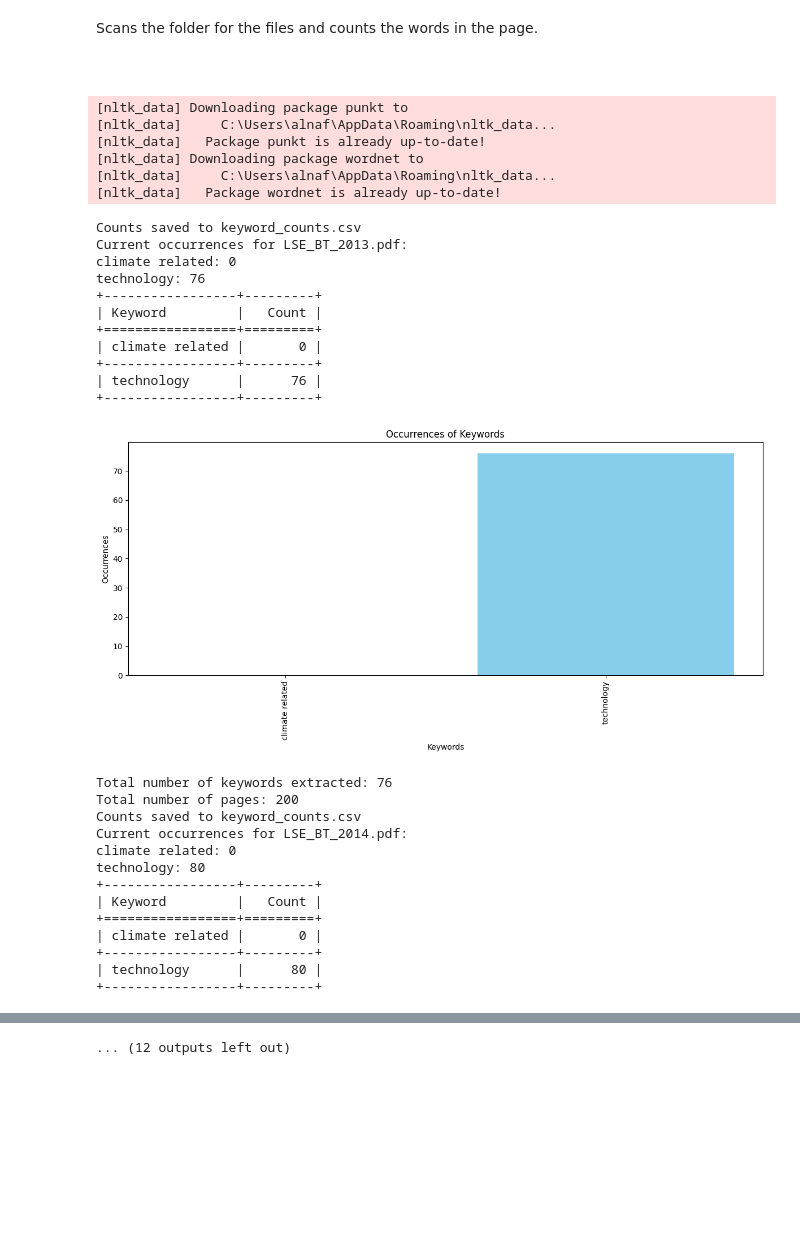
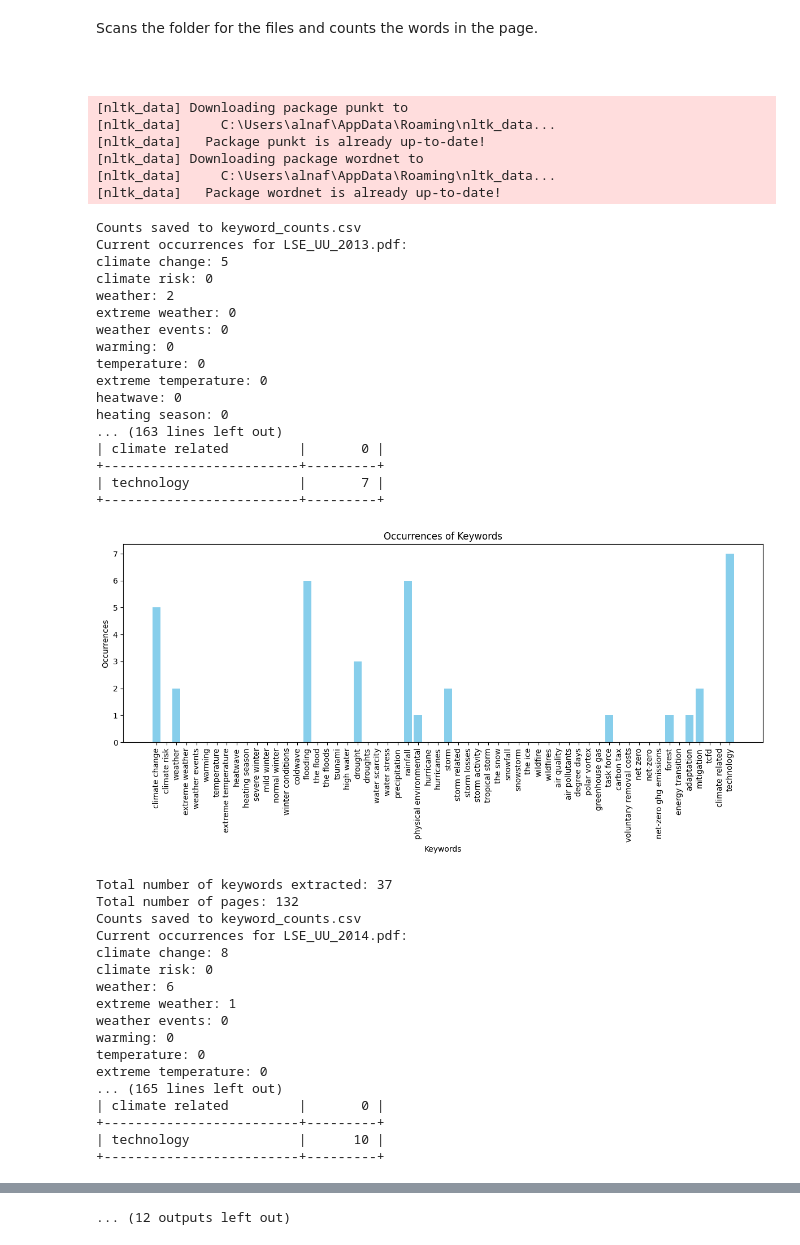
Before and after one commit to AlnafisVSCode/LSBU_Projects, a Jupyter notebook: collabExtract.ipynb, the cells around one changed output, grey strips where cells are left out. Cells and saved outputs as stored; diff of their text form; code cells hidden in the pictures; blank space fills up the shorter version.

```diff
--- a/collabExtract.ipynb
+++ b/collabExtract.ipynb
@@ -777,55 +777,65 @@ def process_pdf_folder(folder_path):
                 print(result)  # Print error messages directly
                 continue
 
             current_run_counts, total_keyword_count, total_pages = result
 
             pdf_name = os.path.basename(file_path)
 
             save_counts_to_csv(pdf_name, current_run_counts, total_keyword_count, total_pages, csv_file_path)
 
             print("Current occurrences for {}: ".format(pdf_name))
             for word, count in current_run_counts.items():
                 print(f"{word}: {count}")
 
             print_table_format(current_run_counts)
 
             plot_bar_chart(current_run_counts)
 
             print(f"Total number of keywords extracted: {total_keyword_count}")
             print(f"Total number of pages: {total_pages}")
 
 # Run the function with the specified folder path
-folder_path = 'Reports\Group plc'
+folder_path = 'Reports/United Utilities'
 process_pdf_folder(folder_path)
 # %% [output]
 [nltk_data] Downloading package punkt to
 [nltk_data]     C:\Users\alnaf\AppData\Roaming\nltk_data...
 [nltk_data]   Package punkt is already up-to-date!
 [nltk_data] Downloading package wordnet to
 [nltk_data]     C:\Users\alnaf\AppData\Roaming\nltk_data...
 [nltk_data]   Package wordnet is already up-to-date!
 Counts saved to keyword_counts.csv
-Current occurrences for LSE_BT_2013.pdf:
-climate related: 0
-technology: 76
-+-----------------+---------+
-| Keyword         |   Count |
-+=================+=========+
-| climate related |       0 |
-+-----------------+---------+
-| technology      |      76 |
-+-----------------+---------+
+Current occurrences for LSE_UU_2013.pdf:
+climate change: 5
+climate risk: 0
+weather: 2
+extreme weather: 0
+weather events: 0
+warming: 0
+temperature: 0
+extreme temperature: 0
+heatwave: 0
+heating season: 0
+... (163 lines left out)
+| climate related         |       0 |
++-------------------------+---------+
+| technology              |       7 |
++-------------------------+---------+
-[figure, old version]
+[figure, new version]
-Total number of keywords extracted: 76
-Total number of pages: 200
+Total number of keywords extracted: 37
+Total number of pages: 132
 Counts saved to keyword_counts.csv
-Current occurrences for LSE_BT_2014.pdf:
-climate related: 0
-technology: 80
-+-----------------+---------+
-| Keyword         |   Count |
-+=================+=========+
-| climate related |       0 |
-+-----------------+---------+
-| technology      |      80 |
-+-----------------+---------+
+Current occurrences for LSE_UU_2014.pdf:
+climate change: 8
+climate risk: 0
+weather: 6
+extreme weather: 1
+weather events: 0
+warming: 0
+temperature: 0
+extreme temperature: 0
+... (165 lines left out)
+| climate related         |       0 |
++-------------------------+---------+
+| technology              |      10 |
++-------------------------+---------+
```
Also changed, not shown: parts of 1 cell of this notebook.
